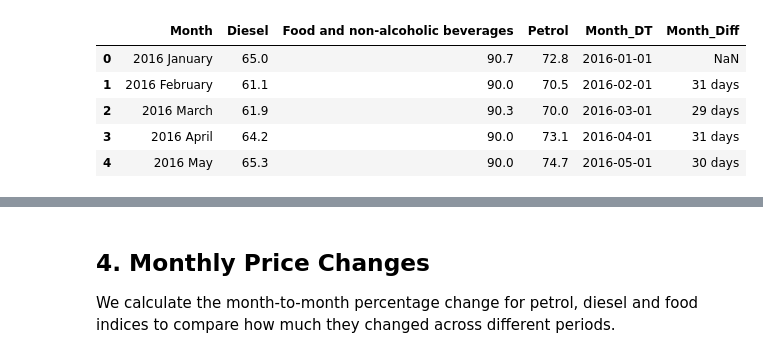
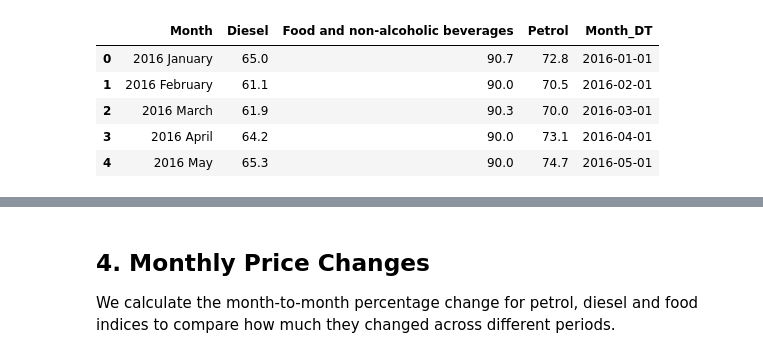
Before and after one commit to SaraLarkem/ireland-fuel-grocery-viz, a Jupyter notebook: notebooks/04_External_Shocks_and_Event_Impact.ipynb, the cells around one changed output, grey strips where cells are left out. Cells and saved outputs as stored; diff of their text form; code cells hidden in the pictures.

```diff
--- a/notebooks/04_External_Shocks_and_Event_Impact.ipynb
+++ b/notebooks/04_External_Shocks_and_Event_Impact.ipynb
@@ -10,23 +14,38 @@ It compares event periods with months outside the selected event windows and loo
 # %%
+import os
+import textwrap
 import pandas as pd
-import numpy as np
 import matplotlib.pyplot as plt
+
+# team colour scheme (used in every chart)
+colours = {
+    "Petrol": "#1F77B4",
+    "Diesel": "#C26A1C",
+    "Food": "#2CA02C"
+}
+
+# source line added to every chart
+source_text = "Source: CSO Ireland, CPM24"
+
+# save charts to the repo's images/ folder (works from notebooks/ in VS Code or from the repo root)
+IMG_DIR = "../images" if os.path.basename(os.getcwd()) == "notebooks" else "images"
+os.makedirs(IMG_DIR, exist_ok=True)
 
 # get the cleaned data from GitHub
 data_url = "https://raw.githubusercontent.com/SaraLarkem/ireland-fuel-grocery-viz/main/data/cleaned_fuel_grocery_data.csv"
 
 # load the data
 df = pd.read_csv(data_url)
 
 # just checking the first few rows
 df.head()
 # %% [output]
-|  | Month | Diesel | Food and non-alcoholic beverages | Petrol | Month_DT | Month_Diff |
-| 0 | 2016 January | 65.0 | 90.7 | 72.8 | 2016-01-01 | NaN |
-| 1 | 2016 February | 61.1 | 90.0 | 70.5 | 2016-02-01 | 31 days |
-| 2 | 2016 March | 61.9 | 90.3 | 70.0 | 2016-03-01 | 29 days |
-| 3 | 2016 April | 64.2 | 90.0 | 73.1 | 2016-04-01 | 31 days |
-| 4 | 2016 May | 65.3 | 90.0 | 74.7 | 2016-05-01 | 30 days |
+|  | Month | Diesel | Food and non-alcoholic beverages | Petrol | Month_DT |
+| 0 | 2016 January | 65.0 | 90.7 | 72.8 | 2016-01-01 |
+| 1 | 2016 February | 61.1 | 90.0 | 70.5 | 2016-02-01 |
+| 2 | 2016 March | 61.9 | 90.3 | 70.0 | 2016-03-01 |
+| 3 | 2016 April | 64.2 | 90.0 | 73.1 | 2016-04-01 |
+| 4 | 2016 May | 65.3 | 90.0 | 74.7 | 2016-05-01 |
 # %%
 # make sure the date column is read as a date
 df["Month_DT"] = pd.to_datetime(df["Month_DT"])
```
Also changed, not shown: parts of 37 cells of this notebook, 4 other files.
